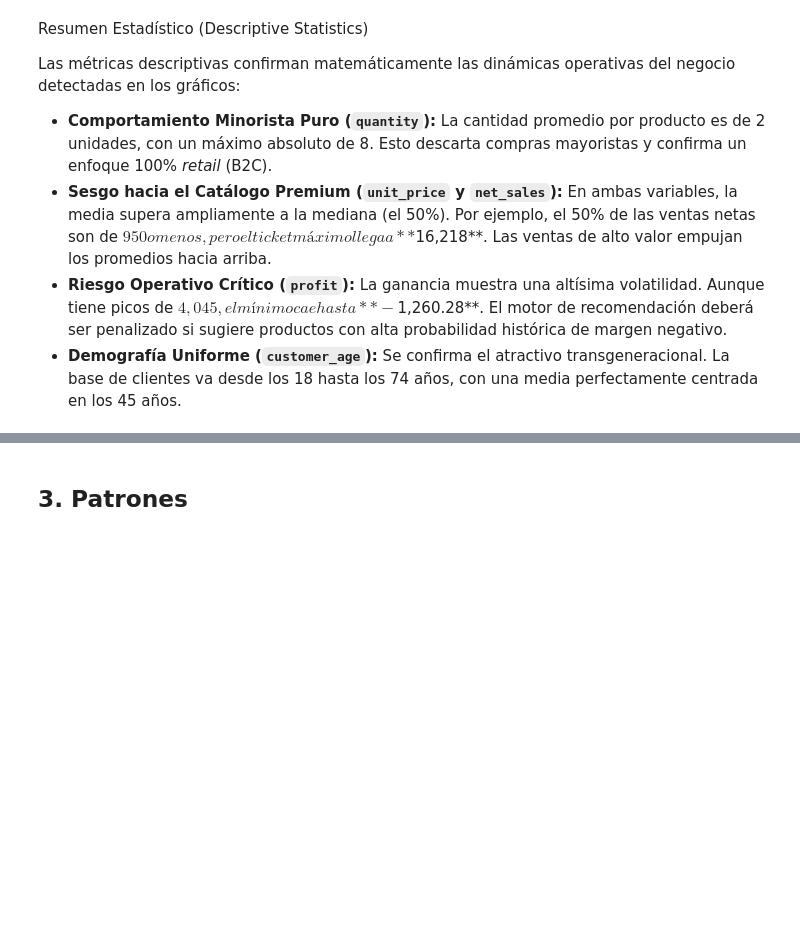
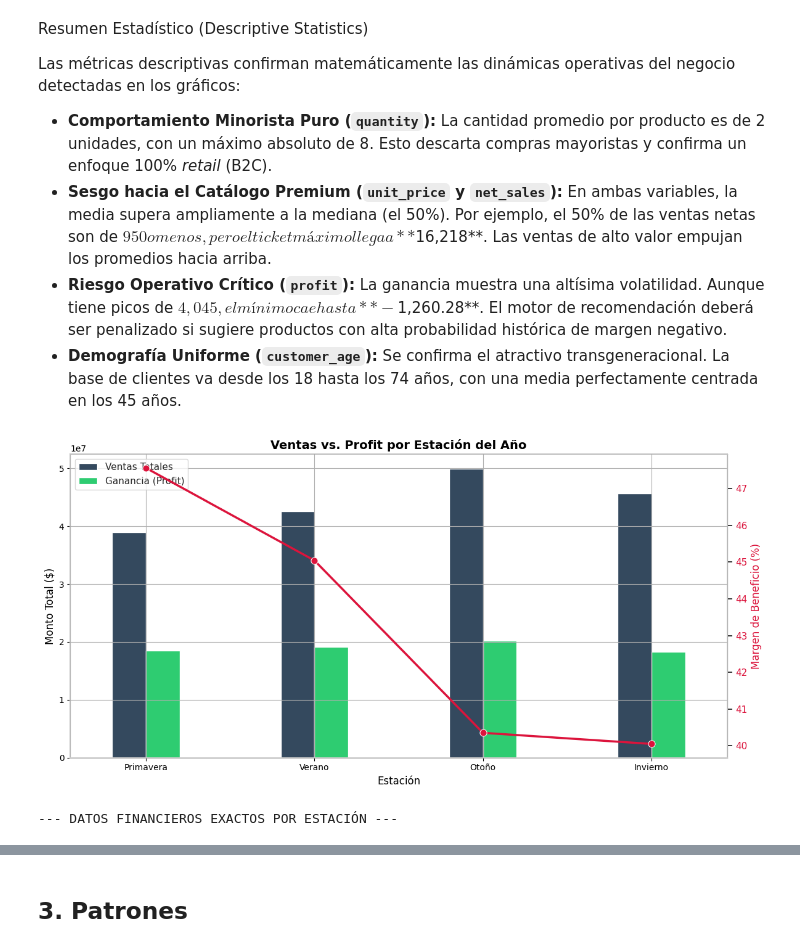
Before and after one commit to SaraHenaoB/Final-Proyect, a Jupyter notebook: notebooks/02_eda_profundo.ipynb, the cells around one changed output, grey strips where cells are left out. Drawn from its saved outputs; the diff is of its cells as text; code cells hidden in the pictures; blank space fills up the shorter version.

```diff
--- a/notebooks/02_eda_profundo.ipynb
+++ b/notebooks/02_eda_profundo.ipynb
@@ -127,3 +124,79 @@ Las métricas descriptivas confirman matemáticamente las dinámicas operativas
 *   **Sesgo hacia el Catálogo Premium (`unit_price` y `net_sales`):** En ambas variables, la media supera ampliamente a la mediana (el 50%). Por ejemplo, el 50% de las ventas netas son de $950 o menos, pero el ticket máximo llega a **$16,218**. Las ventas de alto valor empujan los promedios hacia arriba.
 *   **Riesgo Operativo Crítico (`profit`):** La ganancia muestra una altísima volatilidad. Aunque tiene picos de $4,045, el mínimo cae hasta **-$1,260.28**. El motor de recomendación deberá ser penalizado si sugiere productos con alta probabilidad histórica de margen negativo.
 *   **Demografía Uniforme (`customer_age`):** Se confirma el atractivo transgeneracional. La base de clientes va desde los 18 hasta los 74 años, con una media perfectamente centrada en los 45 años.
+# %%
+# 1. Usar la tabla 'sales' original y asegurar el formato fecha
+df_estacional_fin = sales.copy()
+df_estacional_fin['order_date'] = pd.to_datetime(df_estacional_fin['order_date'])
+
+# 2. Crear la variable estación
+df_estacional_fin['mes'] = df_estacional_fin['order_date'].dt.month
+df_estacional_fin['estacion'] = df_estacional_fin['mes'].apply(
+    lambda x: 'Primavera' if x in [3, 4, 5] else
+              'Verano' if x in [6, 7, 8] else
+              'Otoño' if x in [9, 10, 11] else 'Invierno'
+)
+
+# 3. Autodetectar el nombre de tu columna de ventas
+col_ventas = 'net_sales' if 'net_sales' in df_estacional_fin.columns else 'sales'
+if col_ventas not in df_estacional_fin.columns and 'total_sales' in df_estacional_fin.columns:
+    col_ventas = 'total_sales'
+
+# 4. Agrupar Ventas y Profit por estación
+ventas_profit = df_estacional_fin.groupby('estacion')[[col_ventas, 'profit']].sum().reset_index()
+
+# Ordenar cronológicamente
+ventas_profit['estacion'] = pd.Categorical(
+    ventas_profit['estacion'],
+    categories=['Primavera', 'Verano', 'Otoño', 'Invierno'],
+    ordered=True
+)
+ventas_profit = ventas_profit.sort_values('estacion')
+
+# 5. Calcular el Margen de Beneficio (%)
+ventas_profit['profit_margin_%'] = (ventas_profit['profit'] / ventas_profit[col_ventas]) * 100
+
+# 6. Visualización Avanzada (Doble Eje)
+fig, ax1 = plt.subplots(figsize=(12, 6))
+sns.set_theme(style="whitegrid")
+
+# Eje 1 (Izquierda): Barras
+ventas_profit.plot(
+    x='estacion',
+    y=[col_ventas, 'profit'],
+    kind='bar',
+    ax=ax1,
+    color=['#34495e', '#2ecc71'],
+    width=0.4
+)
+ax1.set_title('Ventas vs. Profit por Estación del Año', fontsize=14, fontweight='bold')
+ax1.set_xlabel('Estación', fontsize=12)
+ax1.set_ylabel('Monto Total ($)', fontsize=12)
+ax1.tick_params(axis='x', rotation=0)
+ax1.legend(['Ventas Totales', 'Ganancia (Profit)'], loc='upper left')
+
+# Eje 2 (Derecha): Línea del Margen
+ax2 = ax1.twinx()
+sns.lineplot(
+    data=ventas_profit,
+    x='estacion',
+    y='profit_margin_%',
+    ax=ax2,
+    color='crimson',
+    marker='o',
+    linewidth=2.5,
+    markersize=8
+)
+ax2.set_ylabel('Margen de Beneficio (%)', fontsize=12, color='crimson')
+ax2.tick_params(axis='y', labelcolor='crimson')
+ax2.grid(False)
+
+plt.tight_layout()
+plt.show()
+
+# 7. Tabla dura para auditoría
+print("--- DATOS FINANCIEROS EXACTOS POR ESTACIÓN ---")
+display(ventas_profit)
+# %% [output]
+[figure, added]
+--- DATOS FINANCIEROS EXACTOS POR ESTACIÓN ---
```
Also changed, not shown: parts of 15 cells of this notebook, 24 other files.
